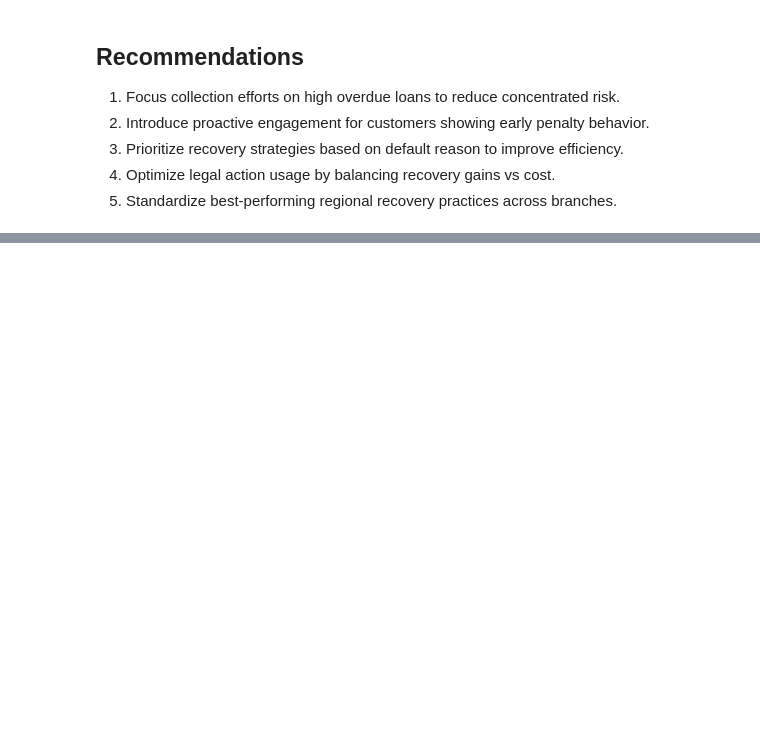
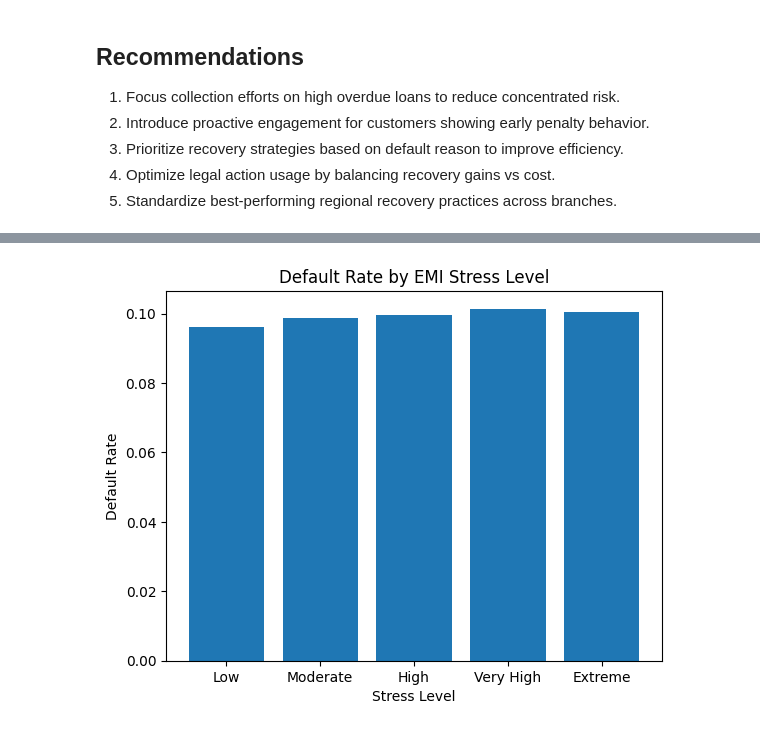
Before and after one commit to madhurmd/hero-fincorp-loan-analysis, a Jupyter notebook: notebooks/analysis.ipynb, the cells around one changed output, grey strips where cells are left out. Saved outputs shown, nothing was run; the diff lists cells and outputs as text; code cells hidden in the pictures; blank space fills up the shorter version.

```diff
--- a/notebooks/analysis.ipynb
+++ b/notebooks/analysis.ipynb
@@ -1032,0 +1060,19 @@ plt.show()
+# %%
+loans['EMI_to_Income'] = loans['EMI_Amount'] / (loans['Annual_Income'] / 12)
+# %%
+loans['Stress_Bucket'] = pd.cut(
+    loans['EMI_to_Income'],
+    bins=[0, 0.2, 0.4, 0.6, 1, np.inf],
+    labels=['Low', 'Moderate', 'High', 'Very High', 'Extreme']
+)
+# %%
+stress_default = loans.groupby('Stress_Bucket')['Default_Flag'].mean()
+
+plt.figure()
+plt.bar(stress_default.index, stress_default.values)
+plt.title("Default Rate by EMI Stress Level")
+plt.xlabel("Stress Level")
+plt.ylabel("Default Rate")
+plt.show()
+# %% [output]
+[figure, added]
```
Also changed, not shown: parts of 14 cells of this notebook.
